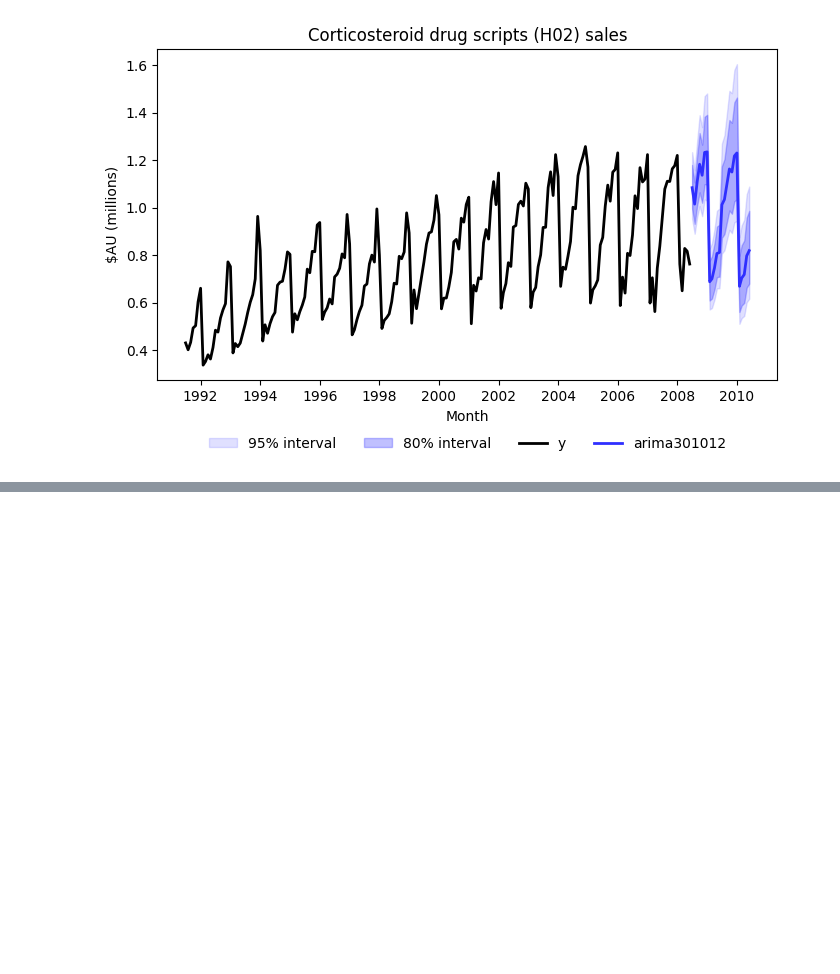
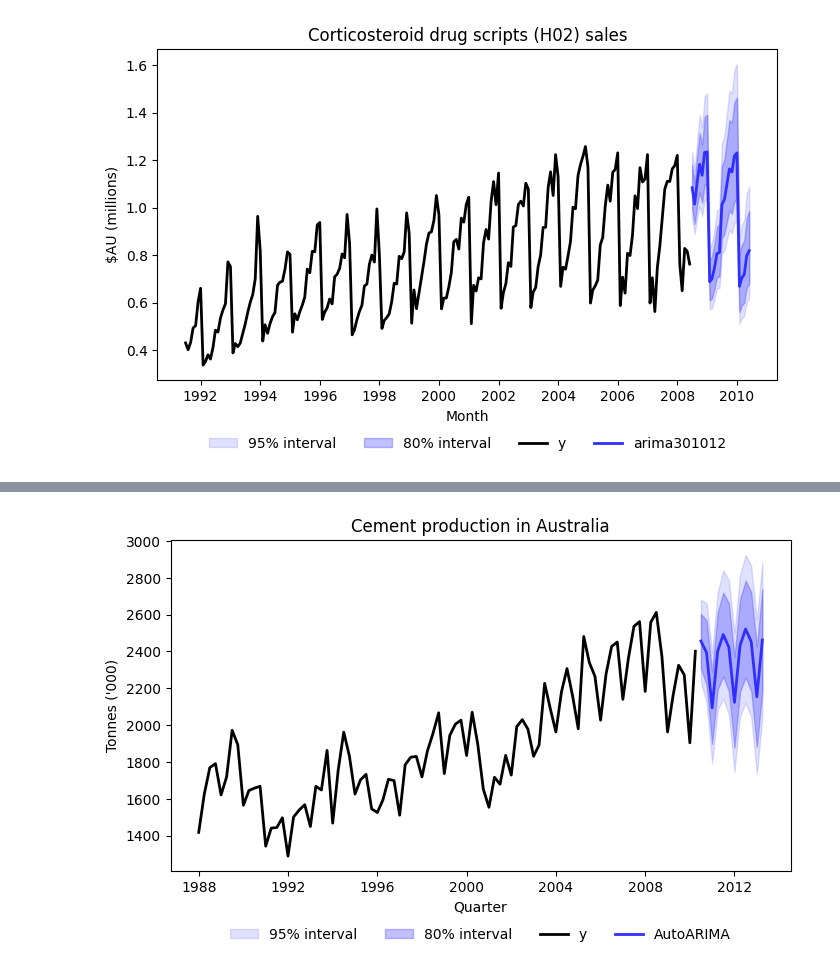
Before and after one commit to omeraytug/fpp3, a Jupyter notebook: code_alongs/09_arima.ipynb, the cells around one changed output, grey strips where cells are left out. Drawn from its saved outputs; the diff is of its cells as text; code cells hidden in the pictures; blank space fills up the shorter version.

```diff
--- a/code_alongs/09_arima.ipynb
+++ b/code_alongs/09_arima.ipynb
@@ -663,0 +722,17 @@ plt.show()
+# %%
+aus_production = pd.read_csv("../data/tsibbledata/aus_production.csv")
+
+cement = (
+    aus_production.assign(
+        ds=lambda x: pd.PeriodIndex(
+            x["Quarter"].str.replace(" ", "", regex=False),
+            freq="Q",
+        ).to_timestamp()
+    )
+    .loc[lambda x: x["ds"] >= "1988"]
+    [["ds", "Cement"]]
+    .rename(columns={"Cement": "y"})
+    .assign(unique_id="Cement")
+)
+
+train = cement.loc[lambda x: x["ds"] < "2008"].reset_index(drop=True)
@@ -663,0 +870,29 @@ plt.show()
+# %%
+import matplotlib.pyplot as plt
+from statsforecast.models import AutoARIMA
+from statsforecast import StatsForecast
+
+models = [AutoARIMA(season_length=4)]
+sf = StatsForecast(models=models, freq="QS", n_jobs=-1)
+fc = sf.forecast(h=12, df=cement, level=[80, 95])
+
+fig, ax = plt.subplots(figsize=(8, 4.3))
+
+ax.fill_between(
+    fc["ds"], fc["AutoARIMA-lo-95"], fc["AutoARIMA-hi-95"],
+    color="#2f2fff", alpha=0.15, label="95% interval",
+)
+ax.fill_between(
+    fc["ds"], fc["AutoARIMA-lo-80"], fc["AutoARIMA-hi-80"],
+    color="#2f2fff", alpha=0.30, label="80% interval",
+)
+ax.plot(cement["ds"], cement["y"], color="black", linewidth=2, label="y")
+ax.plot(fc["ds"], fc["AutoARIMA"], color="#2f2fff", linewidth=2, label="AutoARIMA")
+
+ax.set_title("Cement production in Australia")
+ax.set_xlabel("Quarter")
+ax.set_ylabel("Tonnes ('000)")
+ax.legend(loc="lower center", bbox_to_anchor=(0.5, -0.25), ncol=4, frameon=False)
+plt.show()
+# %% [output]
+[figure, added]
```
Also changed, not shown: parts of 12 cells of this notebook.
